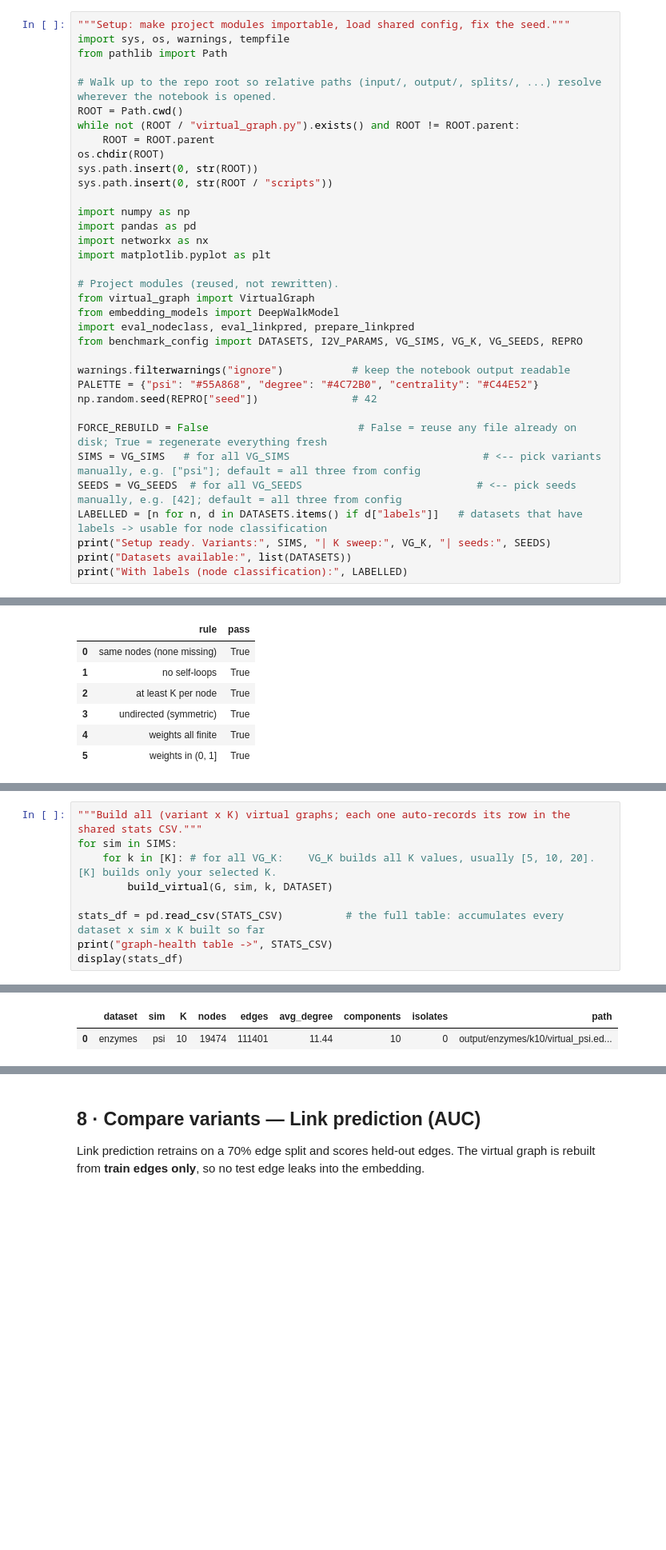
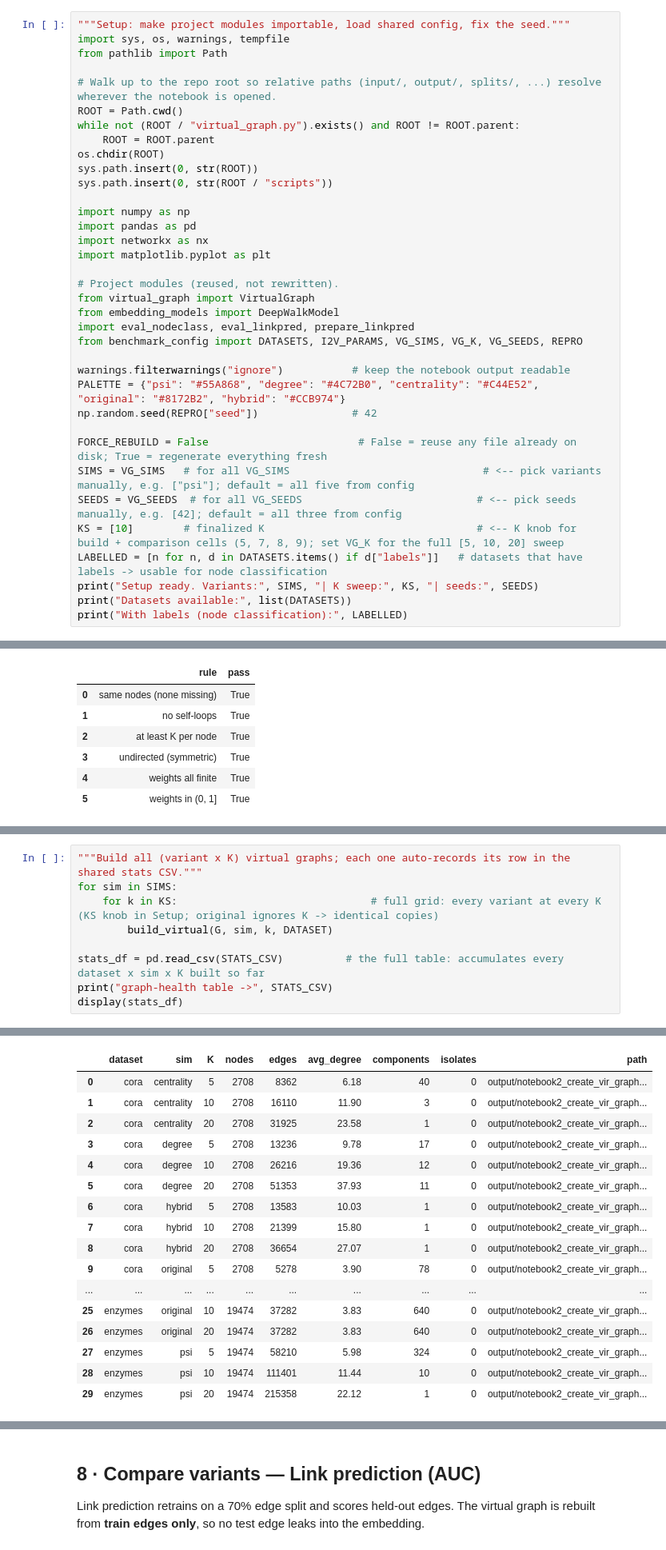
Before and after one commit to SafiUllahAdam/Structure-Aware-Graph-Augmentation-for-GNNs, a Jupyter notebook: notebooks/2-phase_2_virtual_graph.ipynb, the cells around one changed output, grey strips where cells are left out. Shown at 80% size. Saved outputs shown, nothing was run; the diff lists cells and outputs as text; blank space fills up the shorter version.

```diff
--- a/notebooks/2-phase_2_virtual_graph.ipynb
+++ b/notebooks/2-phase_2_virtual_graph.ipynb
@@ -57,14 +58,15 @@ import eval_nodeclass, eval_linkpred, prepare_linkpred
 from benchmark_config import DATASETS, I2V_PARAMS, VG_SIMS, VG_K, VG_SEEDS, REPRO
 
 warnings.filterwarnings("ignore")           # keep the notebook output readable
-PALETTE = {"psi": "#55A868", "degree": "#4C72B0", "centrality": "#C44E52"}
+PALETTE = {"psi": "#55A868", "degree": "#4C72B0", "centrality": "#C44E52", "original": "#8172B2", "hybrid": "#CCB974"}
 np.random.seed(REPRO["seed"])               # 42
 
 FORCE_REBUILD = False                        # False = reuse any file already on disk; True = regenerate everything fresh
-SIMS = VG_SIMS   # for all VG_SIMS                               # <-- pick variants manually, e.g. ["psi"]; default = all three from config
+SIMS = VG_SIMS   # for all VG_SIMS                               # <-- pick variants manually, e.g. ["psi"]; default = all five from config
 SEEDS = VG_SEEDS  # for all VG_SEEDS                            # <-- pick seeds manually, e.g. [42]; default = all three from config
+KS = [10]        # finalized K                                  # <-- K knob for build + comparison cells (5, 7, 8, 9); set VG_K for the full [5, 10, 20] sweep
 LABELLED = [n for n, d in DATASETS.items() if d["labels"]]   # datasets that have labels -> usable for node classification
-print("Setup ready. Variants:", SIMS, "| K sweep:", VG_K, "| seeds:", SEEDS)
+print("Setup ready. Variants:", SIMS, "| K sweep:", KS, "| seeds:", SEEDS)
 print("Datasets available:", list(DATASETS))
 print("With labels (node classification):", LABELLED)
 # %% [output]
@@ -204,7 +208,7 @@ To answer _which virtual graph is best_, all variants are built at the **same K*
 # %%
 """Build all (variant x K) virtual graphs; each one auto-records its row in the shared stats CSV."""
 for sim in SIMS:
-    for k in [K]: # for all VG_K:    VG_K builds all K values, usually [5, 10, 20]. [K] builds only your selected K.
+    for k in KS:                               # full grid: every variant at every K (KS knob in Setup; original ignores K -> identical copies)
         build_virtual(G, sim, k, DATASET)
 
 stats_df = pd.read_csv(STATS_CSV)          # the full table: accumulates every dataset x sim x K built so far
@@ -215,5 +219,20 @@ graph-health table -> results/vir_graph_stats/virtual_graph_stats.csv
 |  | dataset | sim | K | nodes | edges | avg_degree | components | isolates | path |
-| 0 | enzymes | psi | 10 | 19474 | 111401 | 11.44 | 10 | 0 | output/enzymes/k10/virtual_psi.ed... |
+| 0 | cora | centrality | 5 | 2708 | 8362 | 6.18 | 40 | 0 | output/notebook2_create_vir_graph... |
+| 1 | cora | centrality | 10 | 2708 | 16110 | 11.90 | 3 | 0 | output/notebook2_create_vir_graph... |
+| 2 | cora | centrality | 20 | 2708 | 31925 | 23.58 | 1 | 0 | output/notebook2_create_vir_graph... |
+| 3 | cora | degree | 5 | 2708 | 13236 | 9.78 | 17 | 0 | output/notebook2_create_vir_graph... |
+| 4 | cora | degree | 10 | 2708 | 26216 | 19.36 | 12 | 0 | output/notebook2_create_vir_graph... |
+| 5 | cora | degree | 20 | 2708 | 51353 | 37.93 | 11 | 0 | output/notebook2_create_vir_graph... |
+| 6 | cora | hybrid | 5 | 2708 | 13583 | 10.03 | 1 | 0 | output/notebook2_create_vir_graph... |
+| 7 | cora | hybrid | 10 | 2708 | 21399 | 15.80 | 1 | 0 | output/notebook2_create_vir_graph... |
+| 8 | cora | hybrid | 20 | 2708 | 36654 | 27.07 | 1 | 0 | output/notebook2_create_vir_graph... |
+| 9 | cora | original | 5 | 2708 | 5278 | 3.90 | 78 | 0 | output/notebook2_create_vir_graph... |
+| ... | ... | ... | ... | ... | ... | ... | ... | ... | ... |
+| 25 | enzymes | original | 10 | 19474 | 37282 | 3.83 | 640 | 0 | output/notebook2_create_vir_graph... |
+| 26 | enzymes | original | 20 | 19474 | 37282 | 3.83 | 640 | 0 | output/notebook2_create_vir_graph... |
+| 27 | enzymes | psi | 5 | 19474 | 58210 | 5.98 | 324 | 0 | output/notebook2_create_vir_graph... |
+| 28 | enzymes | psi | 10 | 19474 | 111401 | 11.44 | 10 | 0 | output/notebook2_create_vir_graph... |
+| 29 | enzymes | psi | 20 | 19474 | 215358 | 22.12 | 1 | 0 | output/notebook2_create_vir_graph... |
 # %% [markdown]
 ## 6 · Toolbox — one fixed encoder
 
```
Also changed, not shown: parts of 9 cells of this notebook, 5 other files.
